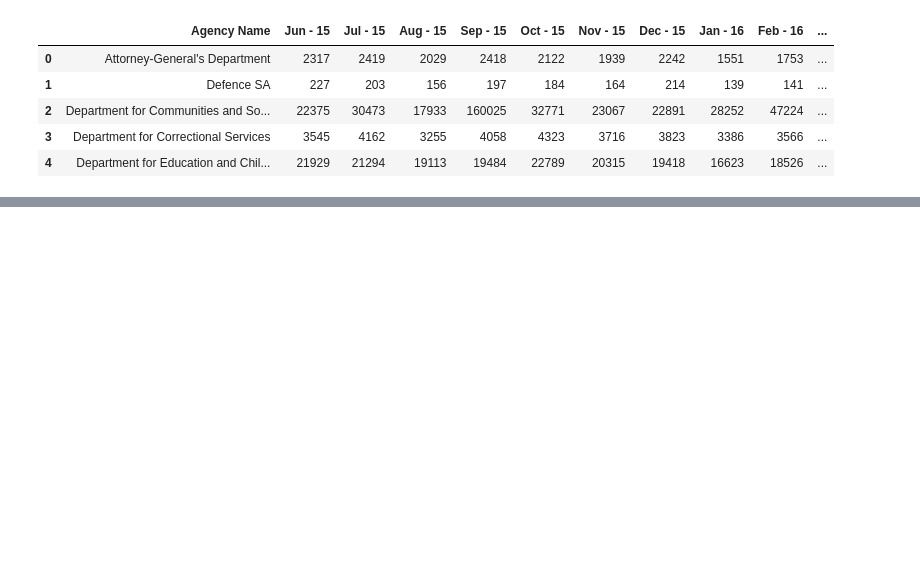
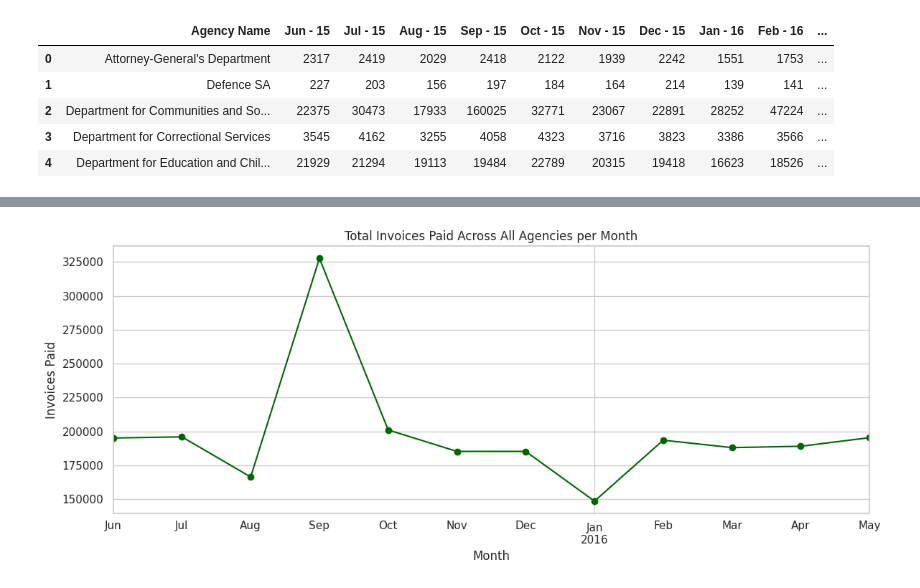
Before and after one commit to SwarnabhR/ap-invoice-analysis, a Jupyter notebook: notebooks/ap_analysis.ipynb, the cells around one changed output, grey strips where cells are left out. Saved outputs shown, nothing was run; the diff lists cells and outputs as text; code cells hidden in the pictures; blank space fills up the shorter version.

```diff
--- a/notebooks/ap_analysis.ipynb
+++ b/notebooks/ap_analysis.ipynb
@@ -67,0 +96,14 @@ df_long.head()
+# %%
+monthly_total = df_long.groupby('Month')['Invoices Paid'].sum()
+
+plt.figure(figsize=(12, 5))
+monthly_total.plot(marker='o', color='darkgreen')
+
+plt.title('Total Invoices Paid Across All Agencies per Month')
+plt.xlabel('Month')
+plt.ylabel('Invoices Paid')
+plt.grid(True)
+plt.tight_layout()
+plt.show()
+# %% [output]
+[figure, added]
```
Also changed, not shown: parts of 12 cells of this notebook, 1 other file.
